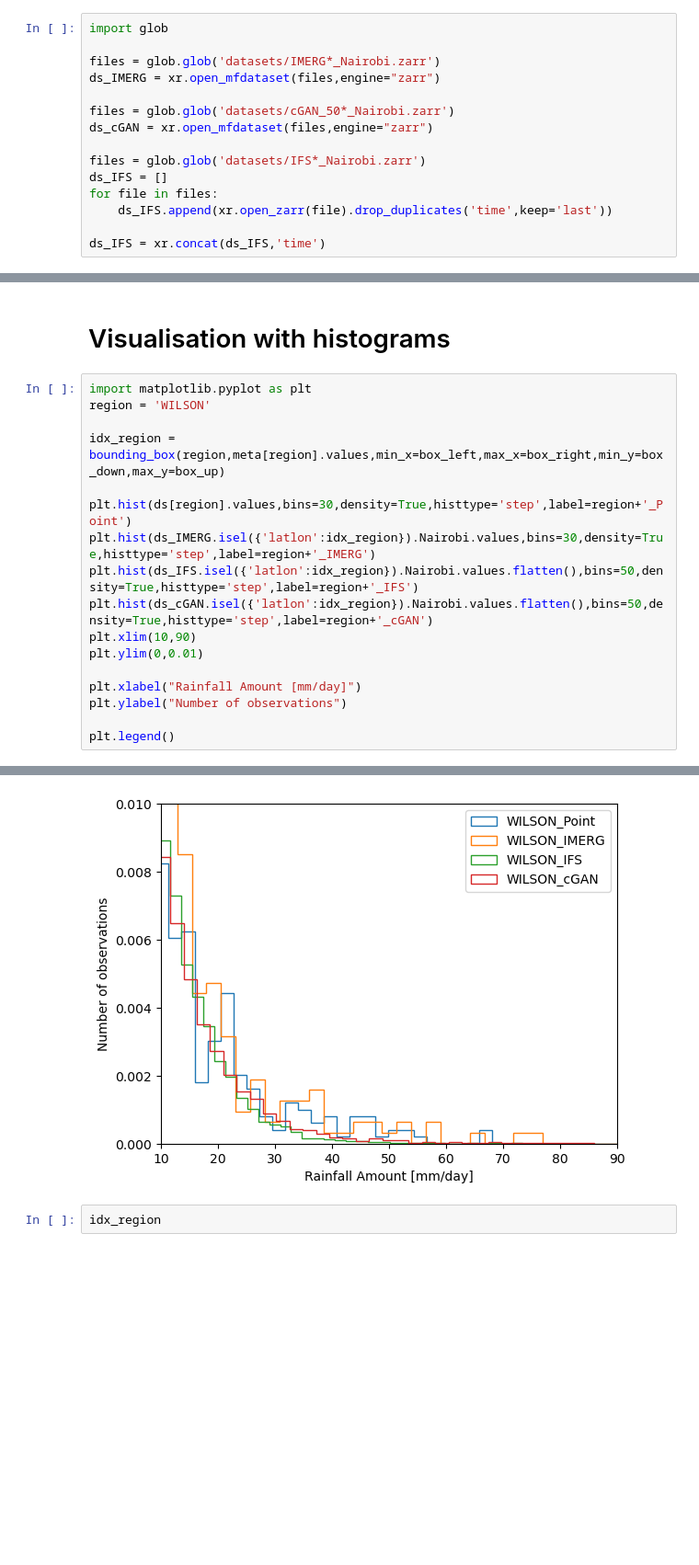
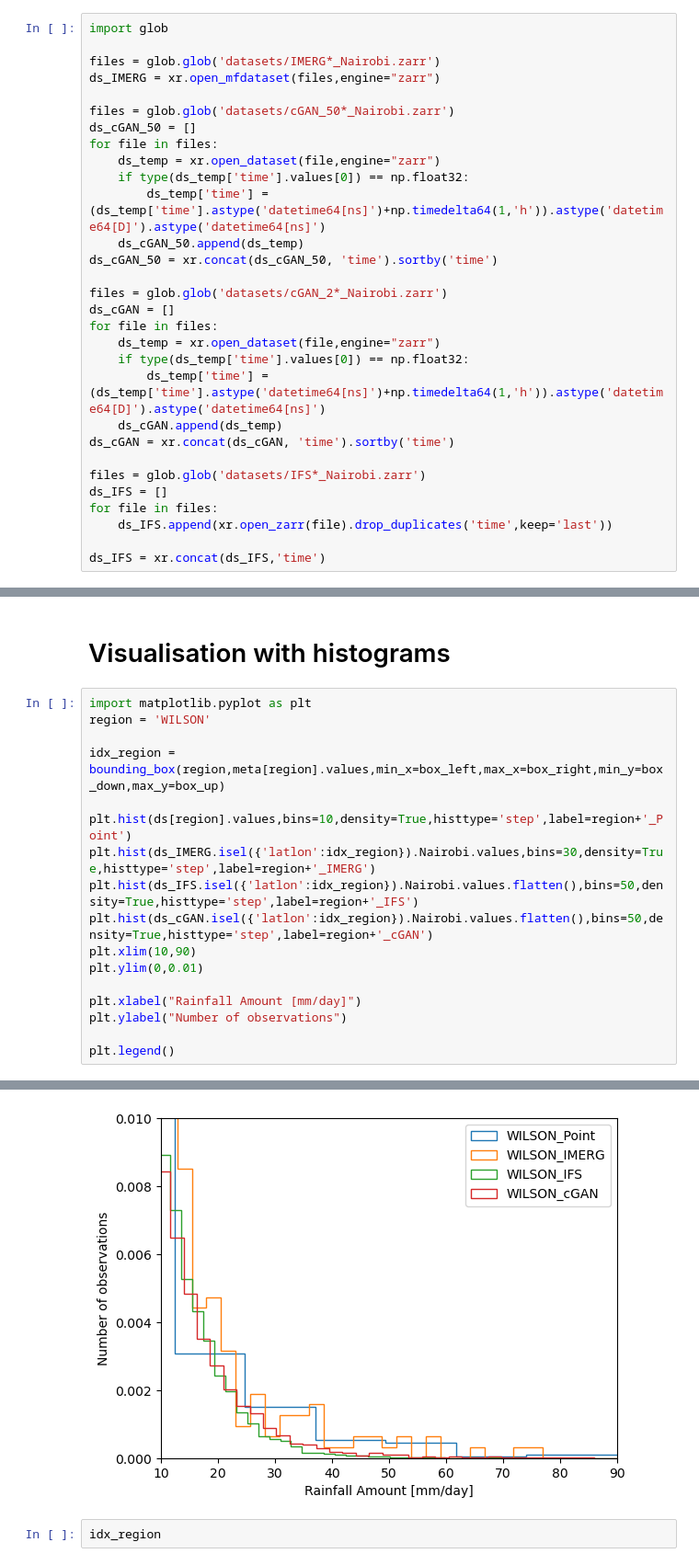
Before and after one commit to snath-xoc/Tutorial_SEWAA_27112024, a Jupyter notebook: Load_obs.ipynb, the cells around one changed output, grey strips where cells are left out. Shown at 92% size. Saved outputs shown, nothing was run; the diff lists cells and outputs as text; blank space fills up the shorter version.

```diff
--- a/Load_obs.ipynb
+++ b/Load_obs.ipynb
@@ -66,7 +125,22 @@ files = glob.glob('datasets/IMERG*_Nairobi.zarr')
 ds_IMERG = xr.open_mfdataset(files,engine="zarr")
 
 files = glob.glob('datasets/cGAN_50*_Nairobi.zarr')
-ds_cGAN = xr.open_mfdataset(files,engine="zarr")
+ds_cGAN_50 = []
+for file in files:
+    ds_temp = xr.open_dataset(file,engine="zarr")
+    if type(ds_temp['time'].values[0]) == np.float32:
+        ds_temp['time'] = (ds_temp['time'].astype('datetime64[ns]')+np.timedelta64(1,'h')).astype('datetime64[D]').astype('datetime64[ns]')
+    ds_cGAN_50.append(ds_temp)
+ds_cGAN_50 = xr.concat(ds_cGAN_50, 'time').sortby('time')
+
+files = glob.glob('datasets/cGAN_2*_Nairobi.zarr')
+ds_cGAN = []
+for file in files:
+    ds_temp = xr.open_dataset(file,engine="zarr")
+    if type(ds_temp['time'].values[0]) == np.float32:
+        ds_temp['time'] = (ds_temp['time'].astype('datetime64[ns]')+np.timedelta64(1,'h')).astype('datetime64[D]').astype('datetime64[ns]')
+    ds_cGAN.append(ds_temp)
+ds_cGAN = xr.concat(ds_cGAN, 'time').sortby('time')
 
 files = glob.glob('datasets/IFS*_Nairobi.zarr')
 ds_IFS = []
@@ -176,23 +250,23 @@ meta
 # %%
 import matplotlib.pyplot as plt
 region = 'WILSON'
 
 idx_region =  bounding_box(region,meta[region].values,min_x=box_left,max_x=box_right,min_y=box_down,max_y=box_up)
 
-plt.hist(ds[region].values,bins=30,density=True,histtype='step',label=region+'_Point')
+plt.hist(ds[region].values,bins=10,density=True,histtype='step',label=region+'_Point')
 plt.hist(ds_IMERG.isel({'latlon':idx_region}).Nairobi.values,bins=30,density=True,histtype='step',label=region+'_IMERG')
 plt.hist(ds_IFS.isel({'latlon':idx_region}).Nairobi.values.flatten(),bins=50,density=True,histtype='step',label=region+'_IFS')
 plt.hist(ds_cGAN.isel({'latlon':idx_region}).Nairobi.values.flatten(),bins=50,density=True,histtype='step',label=region+'_cGAN')
 plt.xlim(10,90)
 plt.ylim(0,0.01)
 
 plt.xlabel("Rainfall Amount [mm/day]")
 plt.ylabel("Number of observations")
 
 plt.legend()
 # %% [output]
 <matplotlib.legend.Legend at 0x...>
-[figure, old version]
+[figure, new version]
 # %%
 idx_region
 # %% [output]
```
Also changed, not shown: parts of 5 cells of this notebook, 2 other files.
